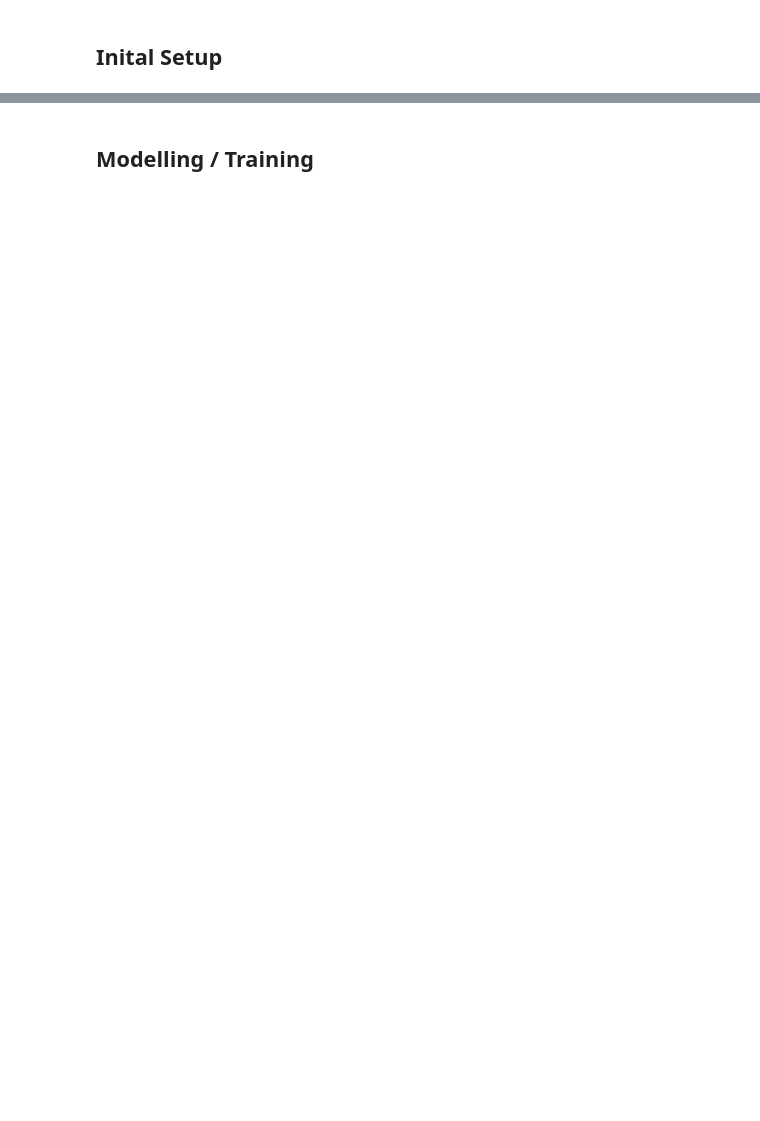
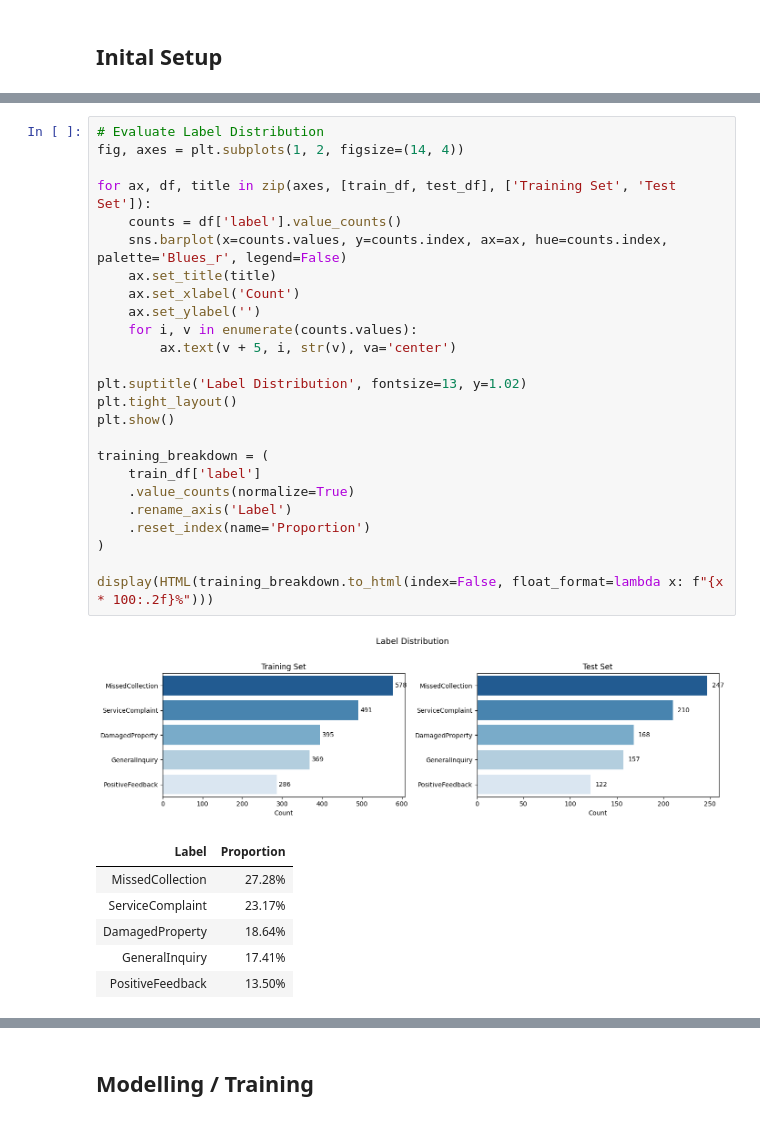
Before and after one commit to morrison-page/feedback-classification, a Jupyter notebook: customer-feedback.ipynb, the cells around one changed output, grey strips where cells are left out. Saved outputs shown, nothing was run; the diff lists cells and outputs as text; blank space fills up the shorter version.

```diff
--- a/customer-feedback.ipynb
+++ b/customer-feedback.ipynb
@@ -71,0 +123,33 @@ Test set loaded: 904 rows, 2 columns
+# %%
+# Evaluate Label Distribution
+fig, axes = plt.subplots(1, 2, figsize=(14, 4))
+
+for ax, df, title in zip(axes, [train_df, test_df], ['Training Set', 'Test Set']):
+    counts = df['label'].value_counts()
+    sns.barplot(x=counts.values, y=counts.index, ax=ax, hue=counts.index, palette='Blues_r', legend=False)
+    ax.set_title(title)
+    ax.set_xlabel('Count')
+    ax.set_ylabel('')
+    for i, v in enumerate(counts.values):
+        ax.text(v + 5, i, str(v), va='center')
+
+plt.suptitle('Label Distribution', fontsize=13, y=1.02)
+plt.tight_layout()
+plt.show()
+
+training_breakdown = (
+    train_df['label']
+    .value_counts(normalize=True)
+    .rename_axis('Label')
+    .reset_index(name='Proportion')
+)
+
+display(HTML(training_breakdown.to_html(index=False, float_format=lambda x: f"{x * 100:.2f}%")))
+# %% [output]
+[figure, added]
+| Label | Proportion |
+| MissedCollection | 27.28% |
+| ServiceComplaint | 23.17% |
+| DamagedProperty | 18.64% |
+| GeneralInquiry | 17.41% |
+| PositiveFeedback | 13.50% |
```
Also changed, not shown: parts of 39 cells of this notebook.
